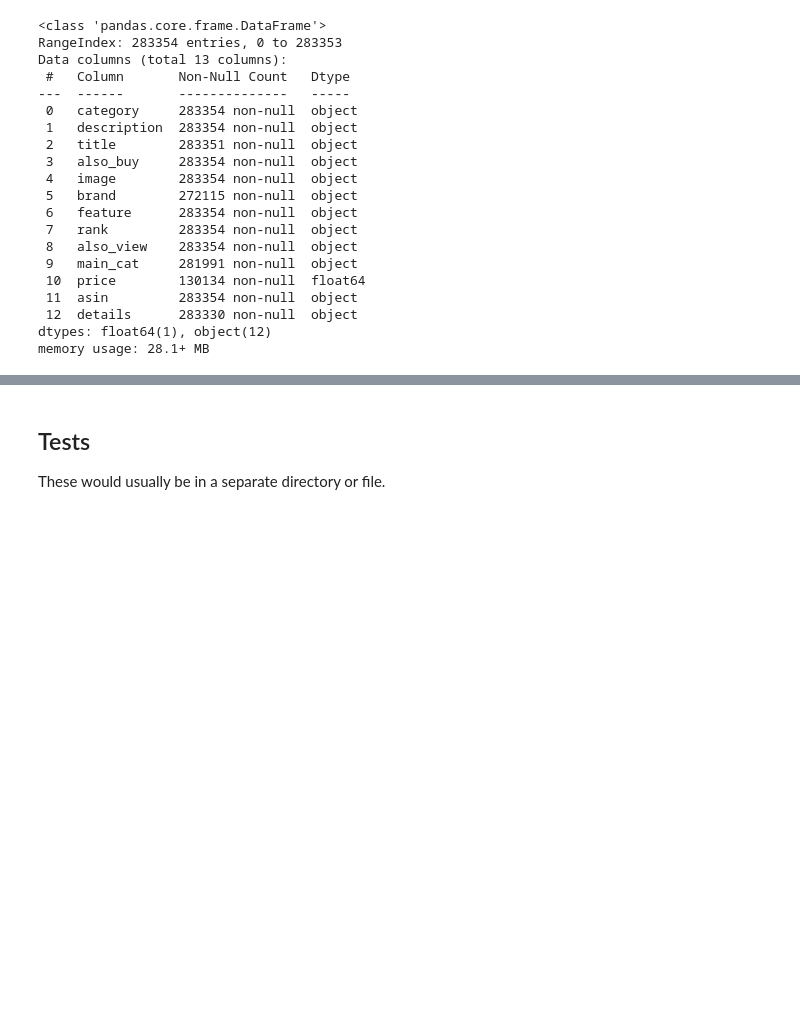
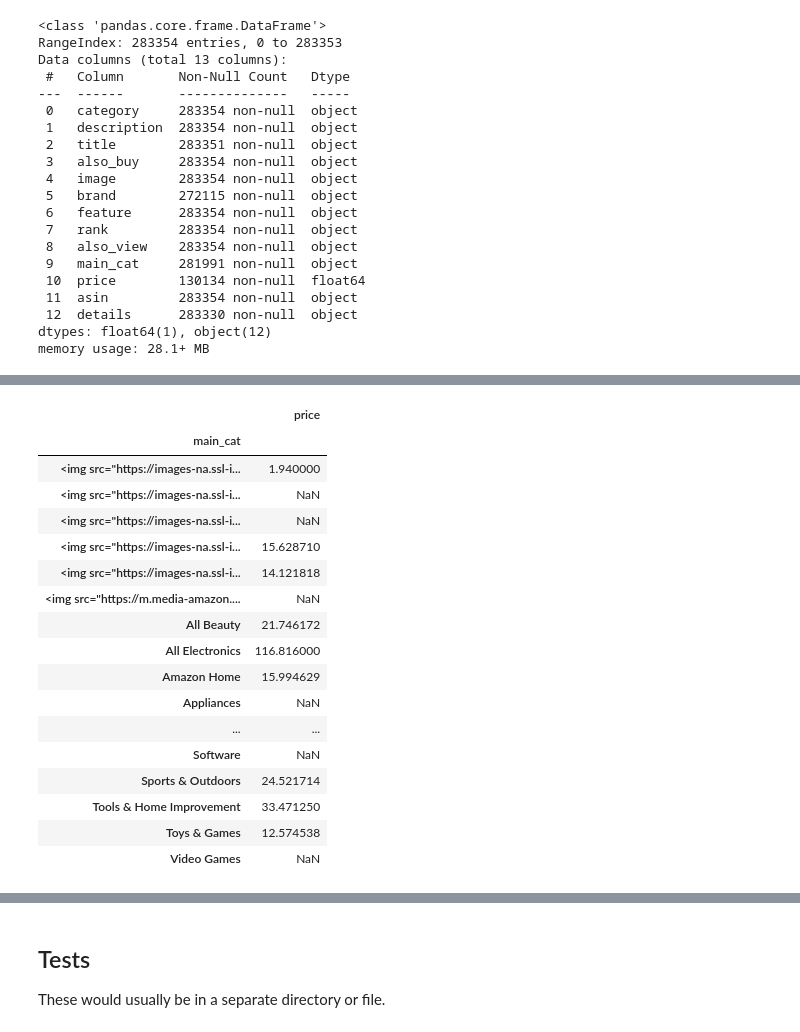
Before and after one commit to JasonCaldwellMBA/Grocery_Recommender, a Jupyter notebook: Notebooks/Wrangling_Grocery_and_Gourmet_Food_Meta.ipynb, the cells around one changed output, grey strips where cells are left out. Saved outputs shown, nothing was run; the diff lists cells and outputs as text; code cells hidden in the pictures; blank space fills up the shorter version.

```diff
--- a/Notebooks/Wrangling_Grocery_and_Gourmet_Food_Meta.ipynb
+++ b/Notebooks/Wrangling_Grocery_and_Gourmet_Food_Meta.ipynb
@@ -650,0 +699,22 @@ TODO
+# %%
+price_by_main_category = grocery_data_5.groupby('main_cat')[['price']].mean()
+price_by_main_category.head(35)
+# %% [output]
+|  | price |
+| main_cat |  |
+| <img src="https://images-na.ssl-i... | 1.940000 |
+| <img src="https://images-na.ssl-i... | NaN |
+| <img src="https://images-na.ssl-i... | NaN |
+| <img src="https://images-na.ssl-i... | 15.628710 |
+| <img src="https://images-na.ssl-i... | 14.121818 |
+| <img src="https://m.media-amazon.... | NaN |
+| All Beauty | 21.746172 |
+| All Electronics | 116.816000 |
+| Amazon Home | 15.994629 |
+| Appliances | NaN |
+| ... | ... |
+| Software | NaN |
+| Sports & Outdoors | 24.521714 |
+| Tools & Home Improvement | 33.471250 |
+| Toys & Games | 12.574538 |
+| Video Games | NaN |
```
Also changed, not shown: parts of 18 cells of this notebook.
